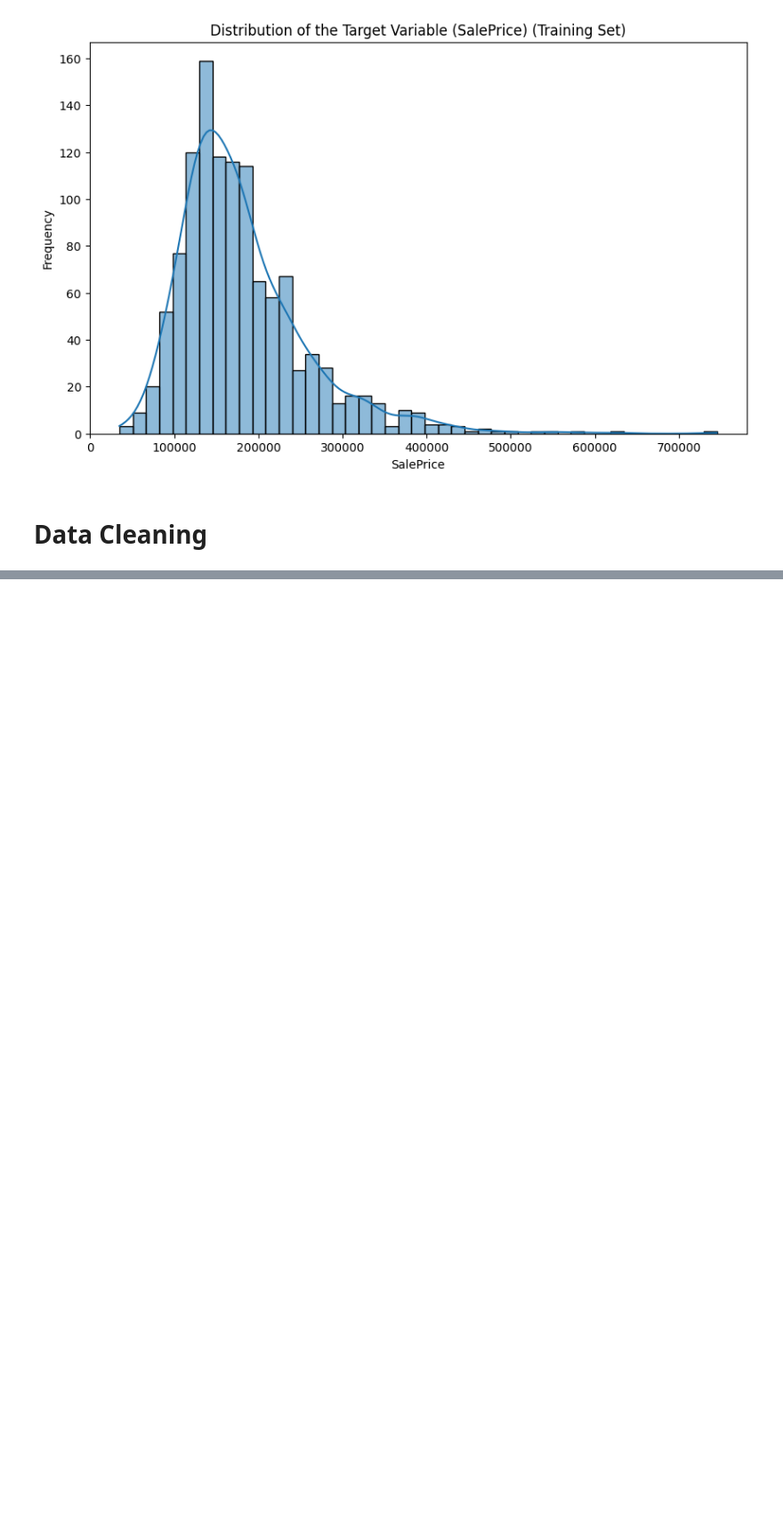
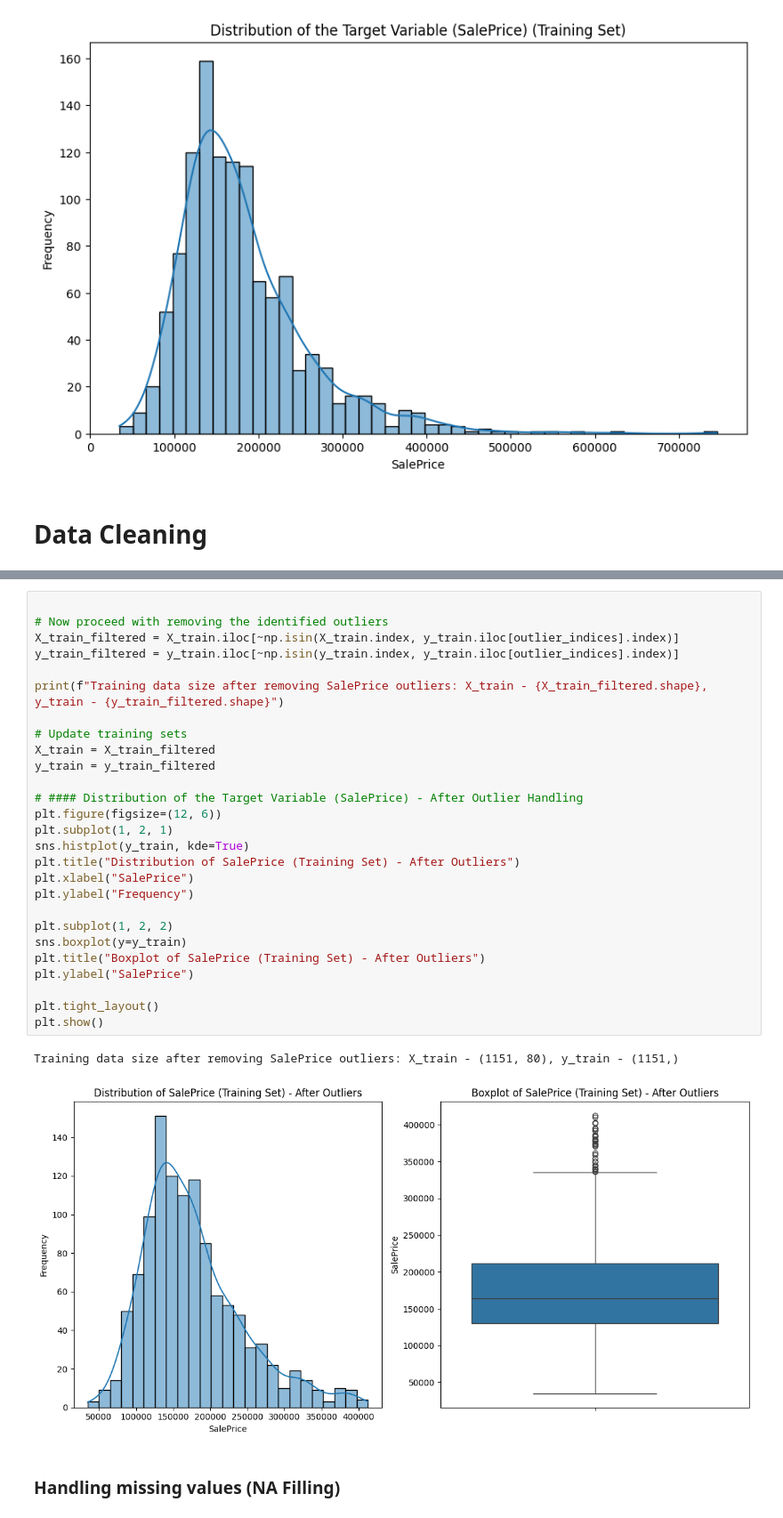
Before and after one commit to konstantine25b/Machine_learning, a Jupyter notebook: assignment1/model_experiment.ipynb, the cells around one changed output, grey strips where cells are left out. Shown at 89% size. Drawn from its saved outputs; the diff is of its cells as text; blank space fills up the shorter version.

```diff
--- a/assignment1/model_experiments/model1.ipynb
+++ b/assignment1/model_experiment.ipynb
@@ -138,0 +203,32 @@ plt.show()
+# %%
+
+# Now proceed with removing the identified outliers
+X_train_filtered = X_train.iloc[~np.isin(X_train.index, y_train.iloc[outlier_indices].index)]
+y_train_filtered = y_train.iloc[~np.isin(y_train.index, y_train.iloc[outlier_indices].index)]
+
+print(f"Training data size after removing SalePrice outliers: X_train - {X_train_filtered.shape}, y_train - {y_train_filtered.shape}")
+
+# Update training sets
+X_train = X_train_filtered
+y_train = y_train_filtered
+
+# #### Distribution of the Target Variable (SalePrice) - After Outlier Handling
+plt.figure(figsize=(12, 6))
+plt.subplot(1, 2, 1)
+sns.histplot(y_train, kde=True)
+plt.title("Distribution of SalePrice (Training Set) - After Outliers")
+plt.xlabel("SalePrice")
+plt.ylabel("Frequency")
+
+plt.subplot(1, 2, 2)
+sns.boxplot(y=y_train)
+plt.title("Boxplot of SalePrice (Training Set) - After Outliers")
+plt.ylabel("SalePrice")
+
+plt.tight_layout()
+plt.show()
+# %% [output]
+Training data size after removing SalePrice outliers: X_train - (1151, 80), y_train - (1151,)
+[figure, added]
+# %% [markdown]
+### Handling missing values (NA Filling)
```
Also changed, not shown: parts of 29 cells of this notebook.
